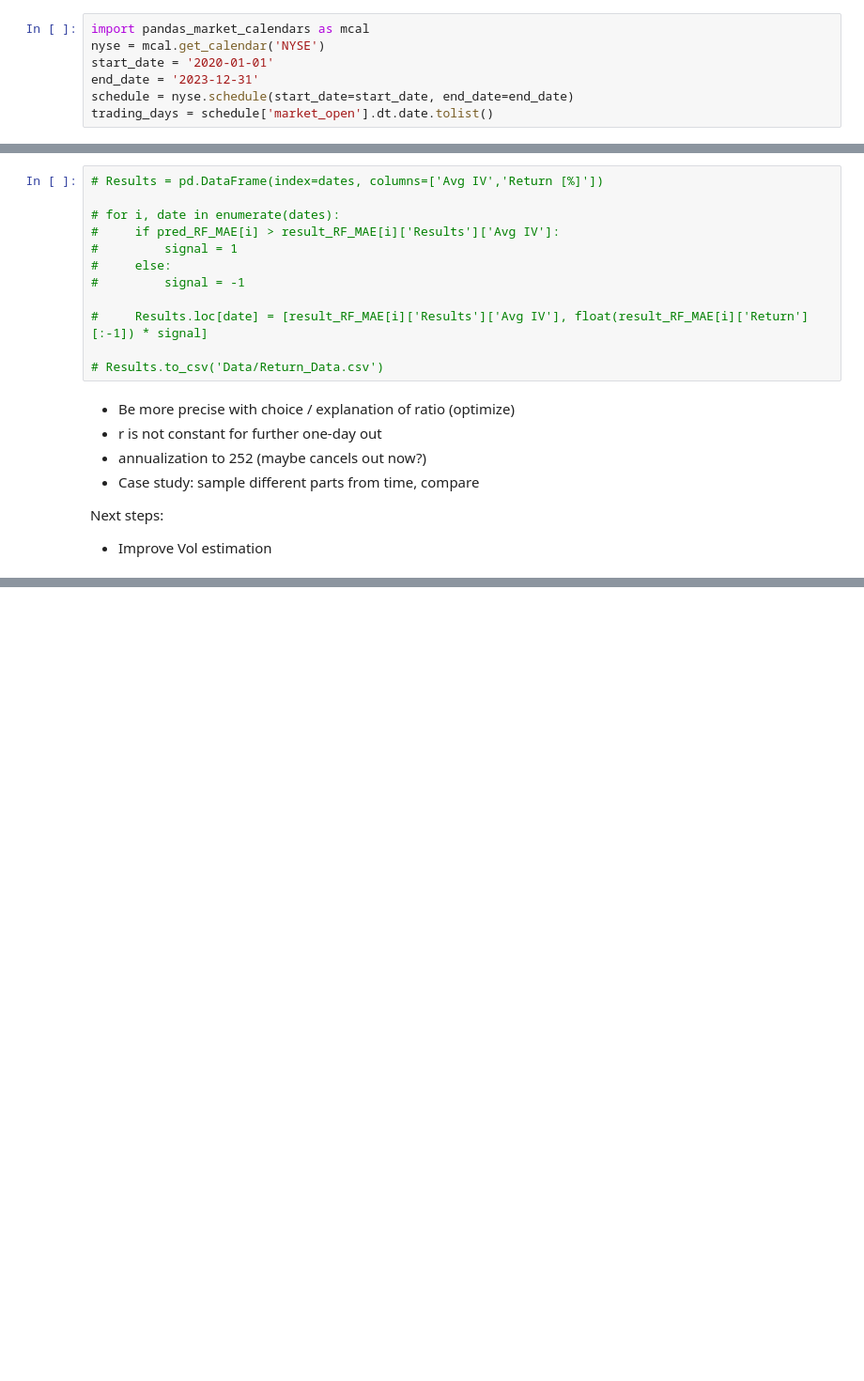
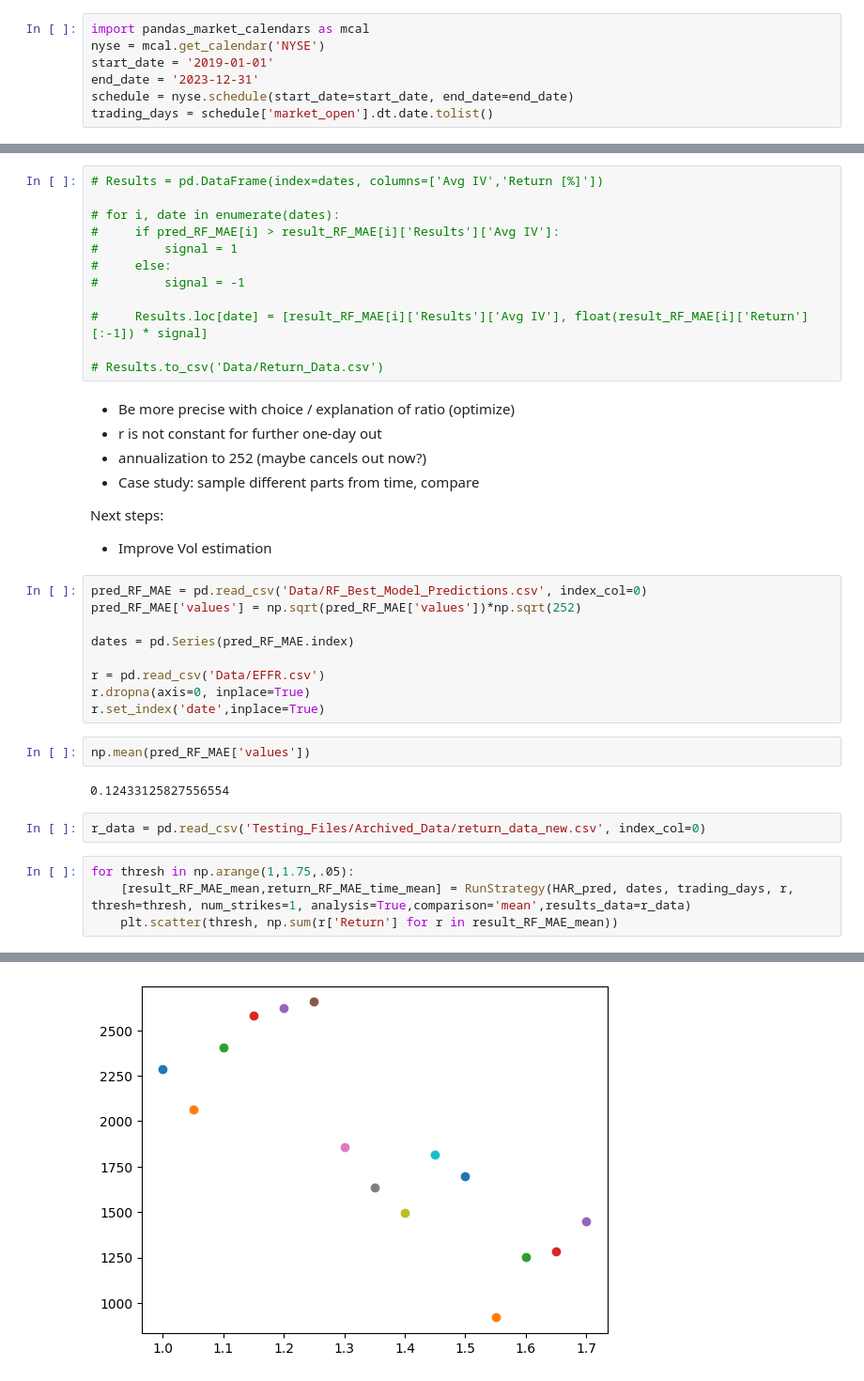
Before and after one commit to bwolfe0/VolForecasting_RandomForests, a Jupyter notebook: Minimal_Feature_Model_Comparison.ipynb, the cells around one changed output, grey strips where cells are left out. Shown at 94% size. Saved outputs shown, nothing was run; the diff lists cells and outputs as text; blank space fills up the shorter version.

```diff
--- a/Minimal_Feature_Model_Comparison.ipynb
+++ b/Minimal_Feature_Model_Comparison.ipynb
@@ -12,7 +12,7 @@ import time
 # %%
 import pandas_market_calendars as mcal
 nyse = mcal.get_calendar('NYSE')
-start_date = '2020-01-01'
+start_date = '2019-01-01'
 end_date = '2023-12-31'
 schedule = nyse.schedule(start_date=start_date, end_date=end_date)
 trading_days = schedule['market_open'].dt.date.tolist()
@@ -134,3 +134,23 @@ Extract the pulled ATM call/put average IV and the option strategy return
 
 Next steps:
 - Improve Vol estimation
+# %%
+pred_RF_MAE = pd.read_csv('Data/RF_Best_Model_Predictions.csv', index_col=0)
+pred_RF_MAE['values'] = np.sqrt(pred_RF_MAE['values'])*np.sqrt(252)
+
+dates = pd.Series(pred_RF_MAE.index)
+
+r = pd.read_csv('Data/EFFR.csv')
+r.dropna(axis=0, inplace=True)
+r.set_index('date',inplace=True)
+# %%
+np.mean(pred_RF_MAE['values'])
+# %% [output]
+0.12433125827556554
+# %%
+r_data = pd.read_csv('Testing_Files/Archived_Data/return_data_new.csv', index_col=0)
+# %%
+for thresh in np.arange(1,1.75,.05):
+    [result_RF_MAE_mean,return_RF_MAE_time_mean] = RunStrategy(HAR_pred, dates, trading_days, r, thresh=thresh, num_strikes=1, analysis=True,comparison='mean',results_data=r_data)
+    plt.scatter(thresh, np.sum(r['Return'] for r in result_RF_MAE_mean))
+# %% [output]
@@ -136,0 +172 @@ Next steps:
+[figure, added]
```
Also changed, not shown: parts of 13 cells of this notebook, 3 other files.
